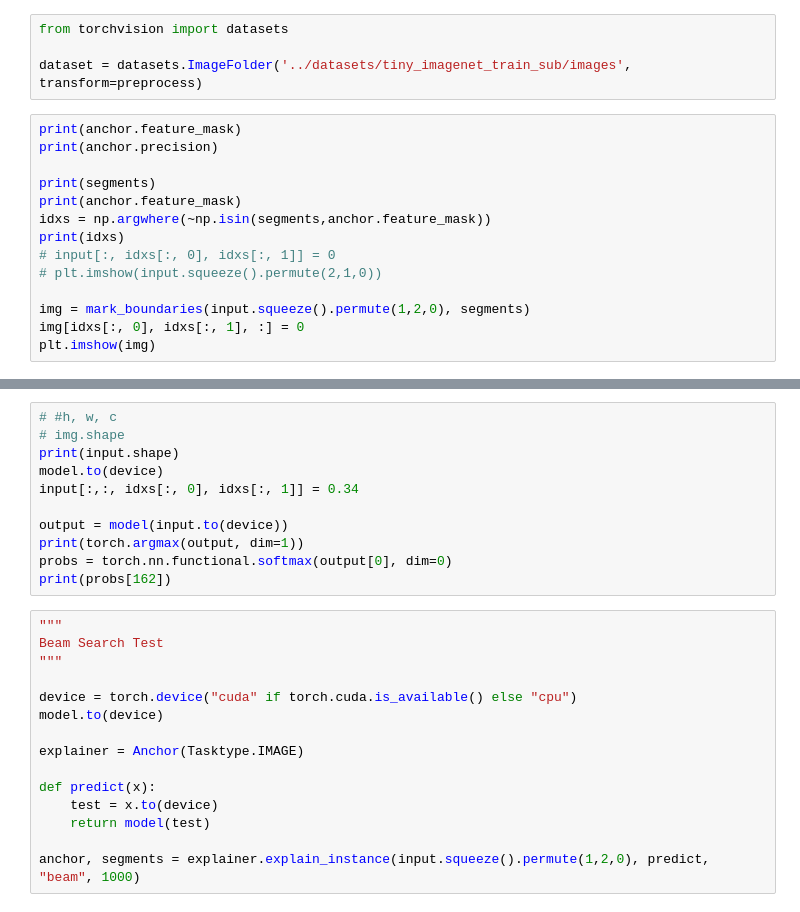
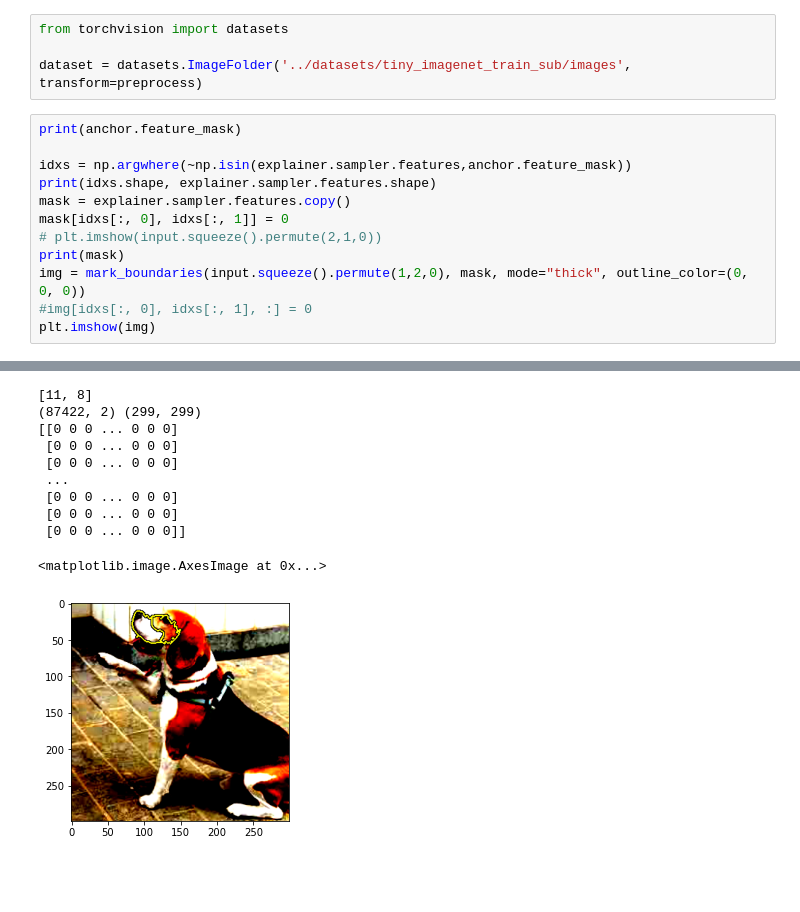
Before and after one commit to LUH-AI/iAnchor, a Jupyter notebook: notebooks/image_example.ipynb, the cells around one changed output, grey strips where cells are left out. Saved outputs shown, nothing was run; the diff lists cells and outputs as text; blank space fills up the shorter version.

```diff
--- a/notebooks/image_example.ipynb
+++ b/notebooks/image_example.ipynb
@@ -95,15 +126,14 @@ from torchvision import datasets
 dataset = datasets.ImageFolder('../datasets/tiny_imagenet_train_sub/images', transform=preprocess)
 # %%
 print(anchor.feature_mask)
-print(anchor.precision)
 
-print(segments)
-print(anchor.feature_mask)
-idxs = np.argwhere(~np.isin(segments,anchor.feature_mask))
-print(idxs)
-# input[:, idxs[:, 0], idxs[:, 1]] = 0
+idxs = np.argwhere(~np.isin(explainer.sampler.features,anchor.feature_mask))
+print(idxs.shape, explainer.sampler.features.shape)
+mask = explainer.sampler.features.copy()
+mask[idxs[:, 0], idxs[:, 1]] = 0
 # plt.imshow(input.squeeze().permute(2,1,0))
-
-img = mark_boundaries(input.squeeze().permute(1,2,0), segments)
-img[idxs[:, 0], idxs[:, 1], :] = 0
+print(mask)
+img = mark_boundaries(input.squeeze().permute(1,2,0), mask, mode="thick", outline_color=(0, 0, 0))
+#img[idxs[:, 0], idxs[:, 1], :] = 0
 plt.imshow(img)
+# %% [output]
@@ -110,26 +141,11 @@ plt.imshow(img)
+[11, 8]
+(87422, 2) (299, 299)
+[[0 0 0 ... 0 0 0]
+ [0 0 0 ... 0 0 0]
+ [0 0 0 ... 0 0 0]
+ ...
+ [0 0 0 ... 0 0 0]
+ [0 0 0 ... 0 0 0]
+ [0 0 0 ... 0 0 0]]
+<matplotlib.image.AxesImage at 0x...>
+[figure, added]
-# %%
-# #h, w, c
-# img.shape
-print(input.shape)
-model.to(device)
-input[:,:, idxs[:, 0], idxs[:, 1]] = 0.34
-
-output = model(input.to(device))
-print(torch.argmax(output, dim=1))
-probs = torch.nn.functional.softmax(output[0], dim=0)
-print(probs[162])
-# %%
-"""
-Beam Search Test
-"""
-
-device = torch.device("cuda" if torch.cuda.is_available() else "cpu")
-model.to(device)
-
-explainer = Anchor(Tasktype.IMAGE)
-
-def predict(x):
-    test = x.to(device)
-    return model(test)
-
-anchor, segments = explainer.explain_instance(input.squeeze().permute(1,2,0), predict, "beam", 1000)
```
Also changed, not shown: parts of 5 cells of this notebook, 3 other files.
